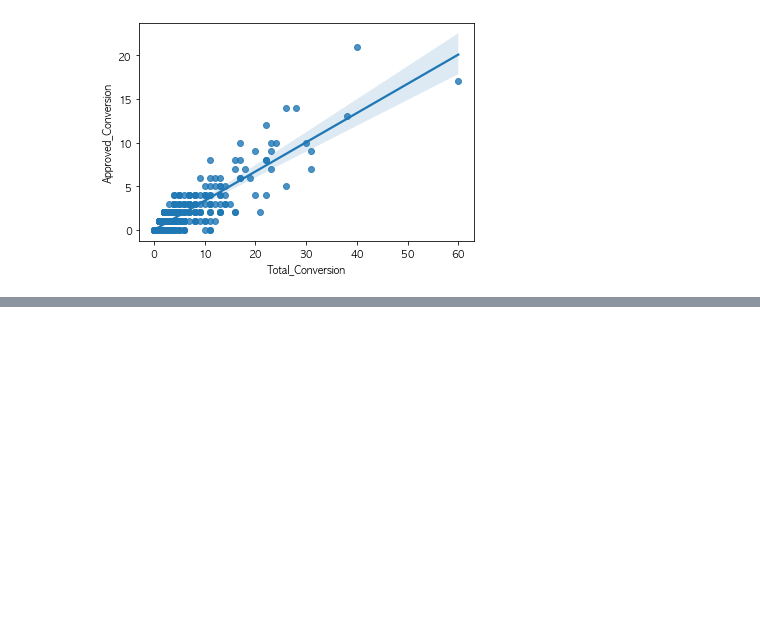
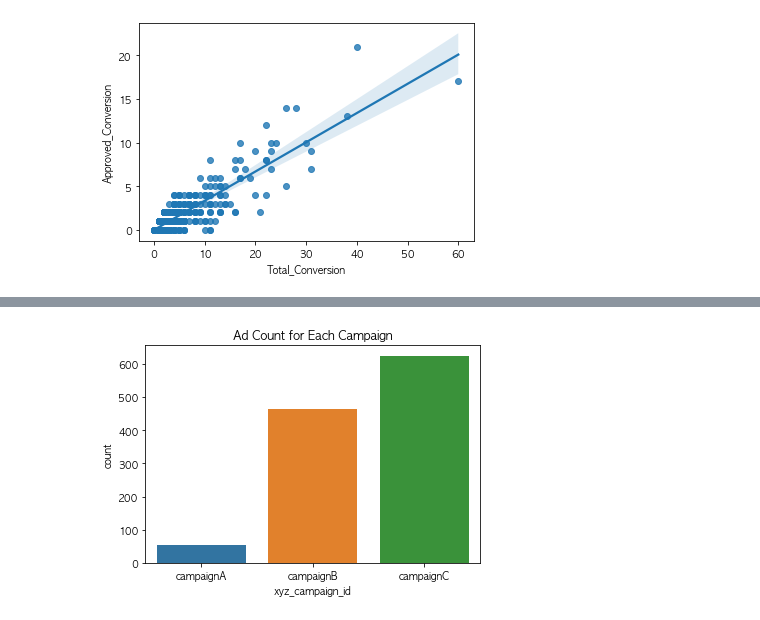
Before and after one commit to mjmax75/FB_Ad_Campaigns_Analysis, a Jupyter notebook: fb_ad_campaigns_analysis.ipynb, the cells around one changed output, grey strips where cells are left out. Saved outputs shown, nothing was run; the diff lists cells and outputs as text; code cells hidden in the pictures; blank space fills up the shorter version.

```diff
--- a/fb_ad_campaigns_analysis.ipynb
+++ b/fb_ad_campaigns_analysis.ipynb
@@ -125,0 +135,2 @@ sns.regplot(data=df, x="Total_Conversion", y="Approved_Conversion");
+# %%
+df["xyz_campaign_id"].replace({916:"campaignA",936:"campaignB",1178:"campaignC"}, inplace=True)
@@ -125,0 +153,7 @@ sns.regplot(data=df, x="Total_Conversion", y="Approved_Conversion");
+# %%
+# Let's check how many ads there are for each campaign
+sns.countplot(x ='xyz_campaign_id', data = df)
+plt.title('Ad Count for Each Campaign')
+plt.show()
+# %% [output]
+[figure, added]
```
Also changed, not shown: parts of 50 cells of this notebook.
